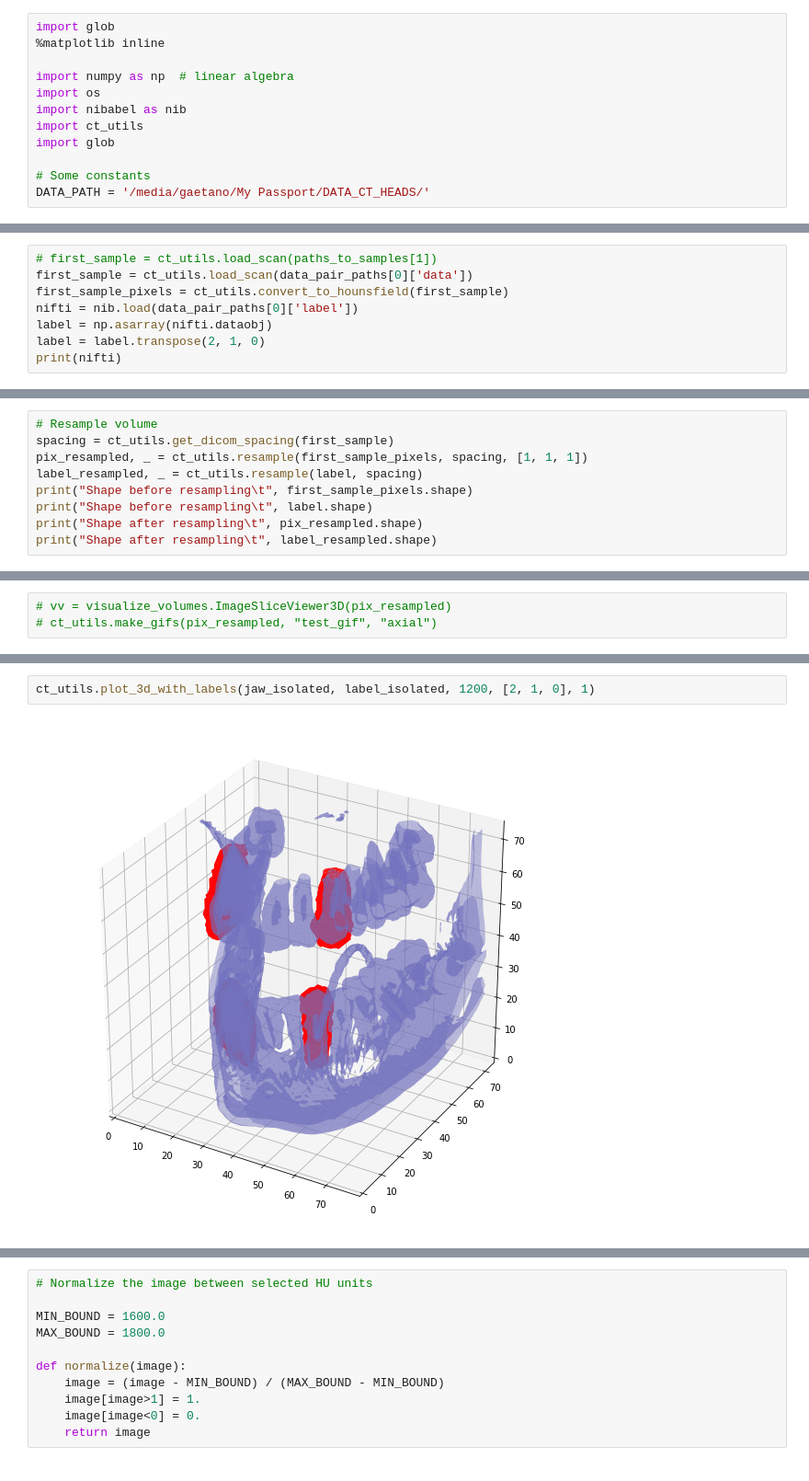
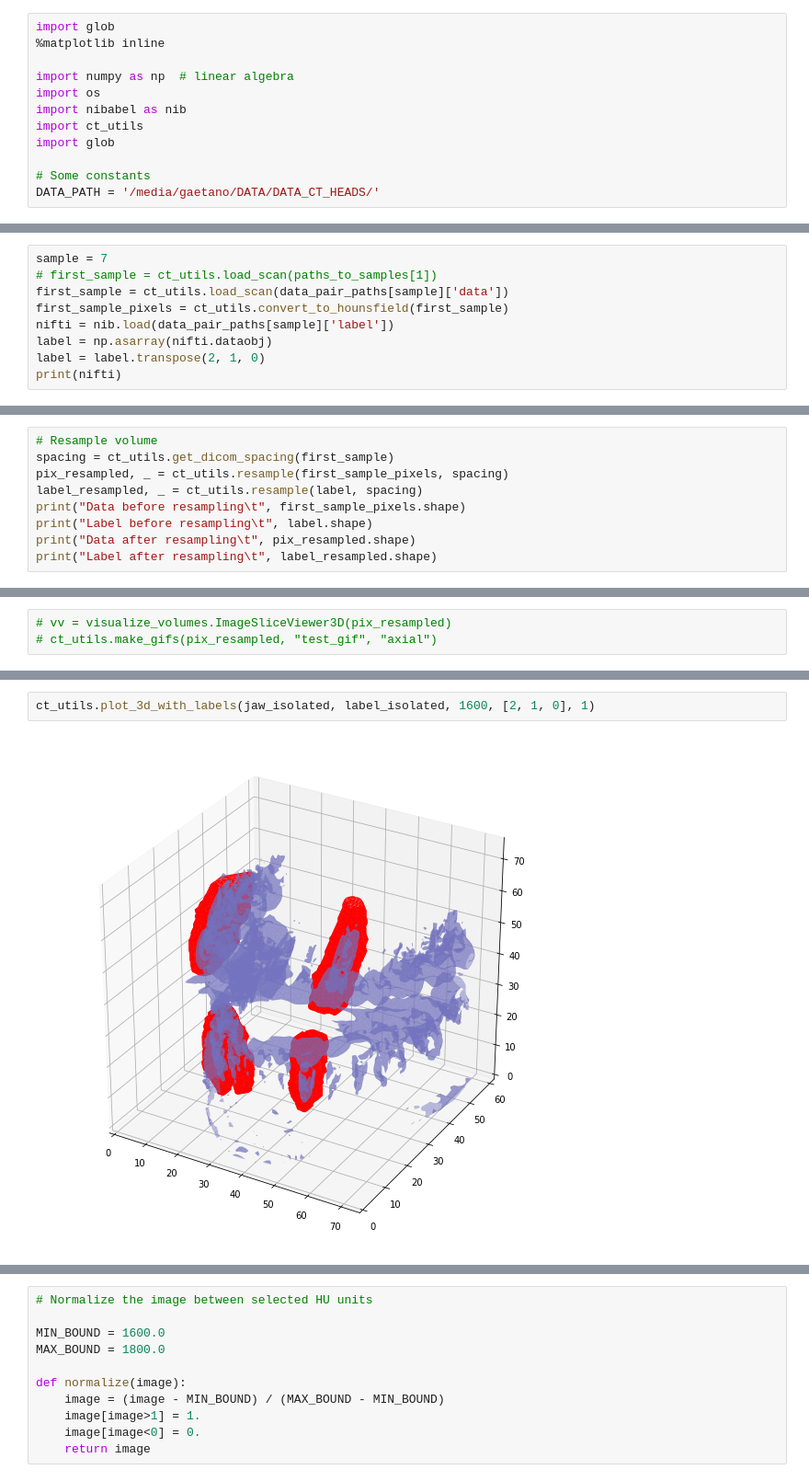
Before and after one commit to PlayWeird/utooth, a Jupyter notebook: preprocessing_dicom.ipynb, the cells around one changed output, grey strips where cells are left out. Shown: that part at 92% size. Drawn from its saved outputs; the diff is of its cells as text.

```diff
--- a/preprocessing_dicom.ipynb
+++ b/preprocessing_dicom.ipynb
@@ -9,7 +9,7 @@ import ct_utils
 import glob
 
 # Some constants
-DATA_PATH = '/media/gaetano/My Passport/DATA_CT_HEADS/'
+DATA_PATH = '/media/gaetano/DATA/DATA_CT_HEADS/'
 # %%
 data_sample_paths = glob.glob(DATA_PATH + '*')
 data_sample_paths.sort()
@@ -30,10 +30,11 @@ print(len(data_sample_paths))
 # %% [output]
 56
 # %%
+sample = 7
 # first_sample = ct_utils.load_scan(paths_to_samples[1])
-first_sample = ct_utils.load_scan(data_pair_paths[0]['data'])
+first_sample = ct_utils.load_scan(data_pair_paths[sample]['data'])
 first_sample_pixels = ct_utils.convert_to_hounsfield(first_sample)
-nifti = nib.load(data_pair_paths[0]['label'])
+nifti = nib.load(data_pair_paths[sample]['label'])
 label = np.asarray(nifti.dataobj)
 label = label.transpose(2, 1, 0)
 print(nifti)
@@ -67,10 +68,10 @@ ct_utils.plot_volume_histogram(first_sample_pixels, bins=80, range=(-1000, 1500)
 # %%
 # Resample volume
 spacing = ct_utils.get_dicom_spacing(first_sample)
-pix_resampled, _ = ct_utils.resample(first_sample_pixels, spacing, [1, 1, 1])
+pix_resampled, _ = ct_utils.resample(first_sample_pixels, spacing)
 label_resampled, _ = ct_utils.resample(label, spacing)
-print("Shape before resampling\t", first_sample_pixels.shape)
-print("Shape before resampling\t", label.shape)
-print("Shape after resampling\t", pix_resampled.shape)
-print("Shape after resampling\t", label_resampled.shape)
+print("Data before resampling\t", first_sample_pixels.shape)
+print("Label before resampling\t", label.shape)
+print("Data after resampling\t", pix_resampled.shape)
+print("Label after resampling\t", label_resampled.shape)
 # %% [output]
@@ -99,7 +100,7 @@ print(jaw_isolated.shape)
 # %%
-ct_utils.plot_3d_with_labels(jaw_isolated, label_isolated, 1200, [2, 1, 0], 1)
+ct_utils.plot_3d_with_labels(jaw_isolated, label_isolated, 1600, [2, 1, 0], 1)
 # %% [output]
-[figure, old version]
+[figure, new version]
 # %%
 ct_utils.plot_volume_histogram(label, bins=22, range=[1, 4] ,color='c')
 # %% [output]
```
Also changed, not shown: parts of 6 cells of this notebook, 4 other files.
